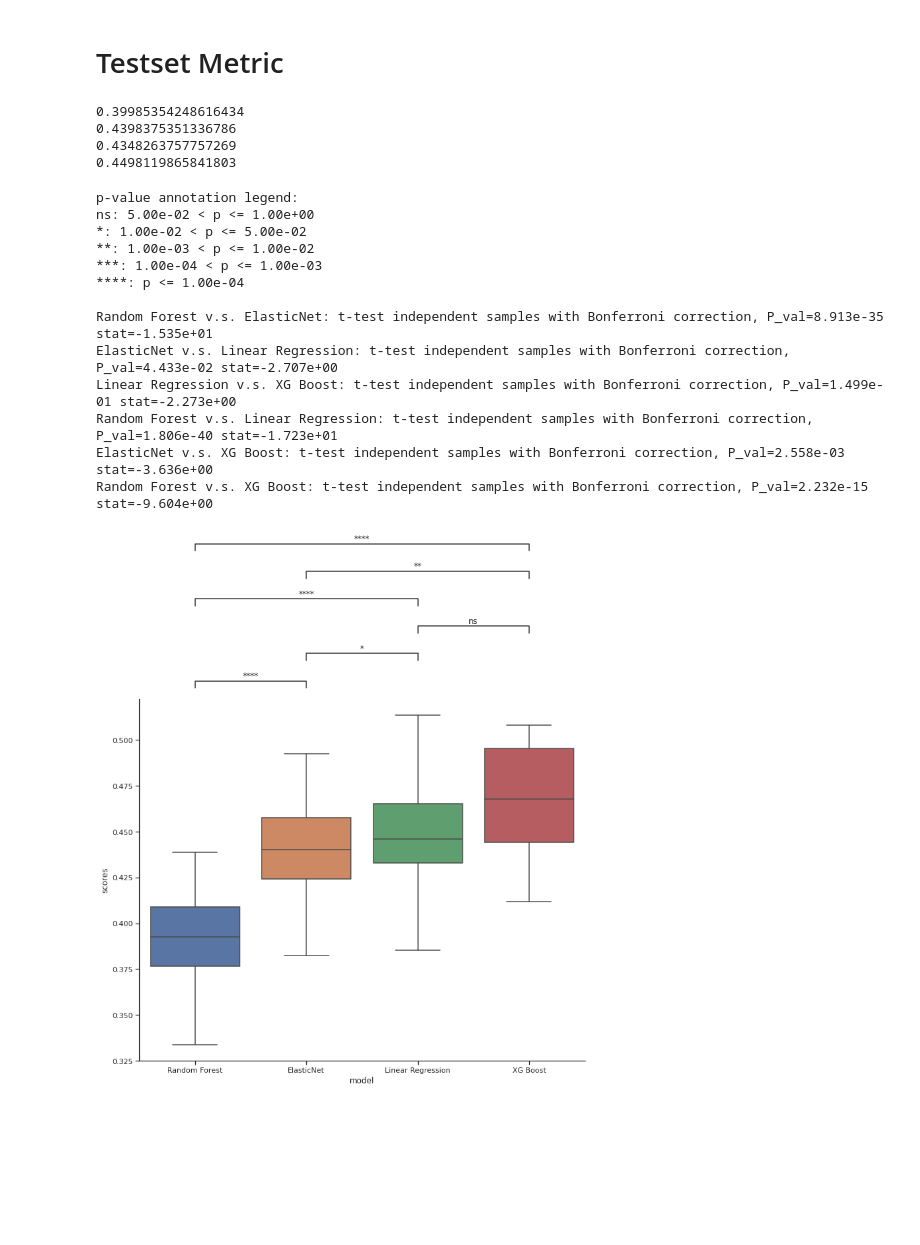
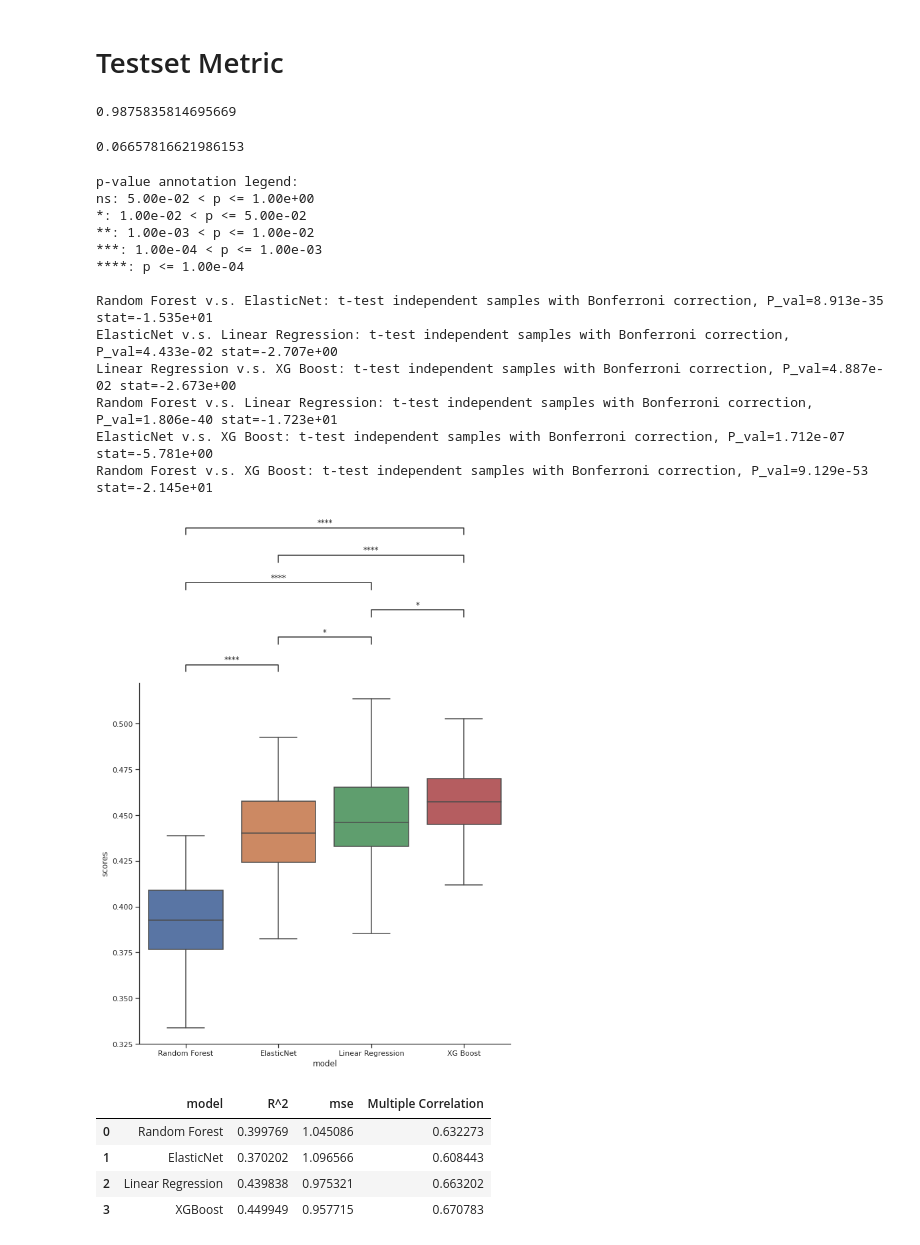
Before and after one commit to Jovinus/VO2max_Prediction, a Jupyter notebook: Code/Evaluation_reg_model.ipynb, the cells around one changed output. Cells and saved outputs as stored; diff of their text form; code cells hidden in the pictures; blank space fills up the shorter version.

Commit message:
add figure

```diff
--- a/Code/Evaluation_reg_model.ipynb
+++ b/Code/Evaluation_reg_model.ipynb
@@ -28,7 +28,9 @@ for condition in results:
 xg_best_param = df_results_xg[df_results_xg['mean_score'] == df_results_xg['mean_score'].max()][['max_depth', 'learning_rate', 'lambda', 'gamma', 'scores']].reset_index(drop=True)
 # %%
 import pickle
-with open('./grid_search/results_xg_reg.pickle', 'rb') as file_nm:
+
+#### XGBoost
+with open('./grid_search/results_10_xg_reg.pickle', 'rb') as file_nm:
     results = pickle.load(file_nm)
 
 df_results_xg = pd.DataFrame()
@@ -37,10 +39,10 @@ for condition in results:
 
 xg_best_param = df_results_xg[df_results_xg['mean_score'] == df_results_xg['mean_score'].max()][['max_depth', 'learning_rate', 'lambda', 'gamma', 'scores']].reset_index(drop=True)
 
+#### Random Forest
 with open('./grid_search/results_10_rf_reg.pickle', 'rb') as file_nm:
     results = pickle.load(file_nm)
 
-#### Random Forest
 df_results_rf = pd.DataFrame()
 for condition in results:
     df_results_rf = pd.concat((df_results_rf, pd.DataFrame(results[condition])), axis=0)
@@ -323,50 +354,70 @@ Test Multiple Comparison ttest_ind FWER=0.05 method=bonf alphacSidak=0.01, alpha
 # %% [markdown]
 # Testset Metric
 # %%
-r2_rf_test = r2_score(y_pred=rf_reg.predict(test_set[feature_mask]), y_true=test_set['VO2max'])
-r2_linear_test = r2_score(y_pred=linear_reg.predict(test_set[feature_mask]), y_true=test_set['VO2max'])
-r2_elastic_test = r2_score(y_pred=elastic_reg.predict(test_set[feature_mask]), y_true=test_set['VO2max'])
-r2_xg_test = r2_score(y_pred=model_xgb.predict(dtest), y_true=test_set['VO2max'])
-print(r2_rf_test)
-print(r2_linear_test)
-print(r2_elastic_test)
-print(r2_xg_test)
+from sklearn.metrics import mean_squared_error
+r2_rf_test = r2_score(y_pred=rf_reg.predict(test_set[feature_mask]), y_true=test_set['CRF'])
+r2_linear_test = r2_score(y_pred=linear_reg.predict(test_set[feature_mask]), y_true=test_set['CRF'])
+r2_elastic_test = r2_score(y_pred=elastic_reg.predict(test_set[feature_mask]), y_true=test_set['CRF'])
+r2_xg_test = r2_score(y_pred=model_xgb.predict(dtest), y_true=test_set['CRF'])
+
+mse_rf_test = mean_squared_error(y_pred=rf_reg.predict(test_set[feature_mask]), y_true=test_set['CRF'])
+mse_linear_test = mean_squared_error(y_pred=linear_reg.predict(test_set[feature_mask]), y_true=test_set['CRF'])
+mse_elastic_test = mean_squared_error(y_pred=elastic_reg.predict(test_set[feature_mask]), y_true=test_set['CRF'])
+mse_xg_test = mean_squared_error(y_pred=model_xgb.predict(dtest), y_true=test_set['CRF'])
-# %% [output]
-0.39985354248616434
-0.4398375351336786
-0.4348263757757269
-0.4498119865841803
+# %%
+np.power(np.sum(np.power(linear_reg.predict(test_set[feature_mask]) - test_set['CRF'], 2) / 2172), 1/2)
+# %% [output]
+0.9875835814695669
+# %%
+np.power(np.mean((linear_reg.predict(test_set[feature_mask]) - test_set['CRF'])), 1/2)
+# %% [output]
+0.06657816621986153
 # %%
 from statannot import add_stat_annotation
 from itertools import combinations
 import seaborn as sns
 sns.set(style='ticks')
 
 list_model = ["Random Forest", "ElasticNet", "Linear Regression", 'XG Boost']
 
 oder = combinations(list_model, 2)
-plt.figure(figsize=(12,10))
+plt.figure(figsize=(10,10))
 x = 'model'
 y = 'scores'
 order = list(list_model)
 ax = sns.boxplot(data=best_results, x=x, y=y, order=order)
 ax, test_results = add_stat_annotation(ax, data=best_results, x=x, y=y, order=list_model,
                                    box_pairs=oder,
                                    test='t-test_ind', text_format='star', loc='outside', verbose=2)
 ax.set_xticklabels(ax.get_xticklabels(), rotation=0)
 sns.despine()
 # %% [output]
 p-value annotation legend:
 ns: 5.00e-02 < p <= 1.00e+00
 *: 1.00e-02 < p <= 5.00e-02
 **: 1.00e-03 < p <= 1.00e-02
 ***: 1.00e-04 < p <= 1.00e-03
 ****: p <= 1.00e-04
 
 Random Forest v.s. ElasticNet: t-test independent samples with Bonferroni correction, P_val=8.913e-35 stat=-1.535e+01
 ElasticNet v.s. Linear Regression: t-test independent samples with Bonferroni correction, P_val=4.433e-02 stat=-2.707e+00
-Linear Regression v.s. XG Boost: t-test independent samples with Bonferroni correction, P_val=1.499e-01 stat=-2.273e+00
+Linear Regression v.s. XG Boost: t-test independent samples with Bonferroni correction, P_val=4.887e-02 stat=-2.673e+00
 Random Forest v.s. Linear Regression: t-test independent samples with Bonferroni correction, P_val=1.806e-40 stat=-1.723e+01
-ElasticNet v.s. XG Boost: t-test independent samples with Bonferroni correction, P_val=2.558e-03 stat=-3.636e+00
-Random Forest v.s. XG Boost: t-test independent samples with Bonferroni correction, P_val=2.232e-15 stat=-9.604e+00
+ElasticNet v.s. XG Boost: t-test independent samples with Bonferroni correction, P_val=1.712e-07 stat=-5.781e+00
+Random Forest v.s. XG Boost: t-test independent samples with Bonferroni correction, P_val=9.129e-53 stat=-2.145e+01
-[figure, old version]
+[figure, new version]
+# %%
+from sklearn.metrics import mean_squared_error
+
+
+metric_testset = pd.DataFrame({'model':["Random Forest", 'ElasticNet', 'Linear Regression', 'XGBoost'],
+'R^2':[r2_rf_test, r2_elastic_test, r2_linear_test, r2_xg_test],
+'mse':[mse_rf_test, mse_elastic_test, mse_linear_test, mse_xg_test]})
+metric_testset['Multiple Correlation'] = np.power(metric_testset['R^2'], 1/2)
+metric_testset.head()
+# %% [output]
+|  | model | R^2 | mse | Multiple Correlation |
+| 0 | Random Forest | 0.399769 | 1.045086 | 0.632273 |
+| 1 | ElasticNet | 0.370202 | 1.096566 | 0.608443 |
+| 2 | Linear Regression | 0.439838 | 0.975321 | 0.663202 |
+| 3 | XGBoost | 0.449949 | 0.957715 | 0.670783 |
```
Also changed, not shown: parts of 18 cells of this notebook, 1 other file.
